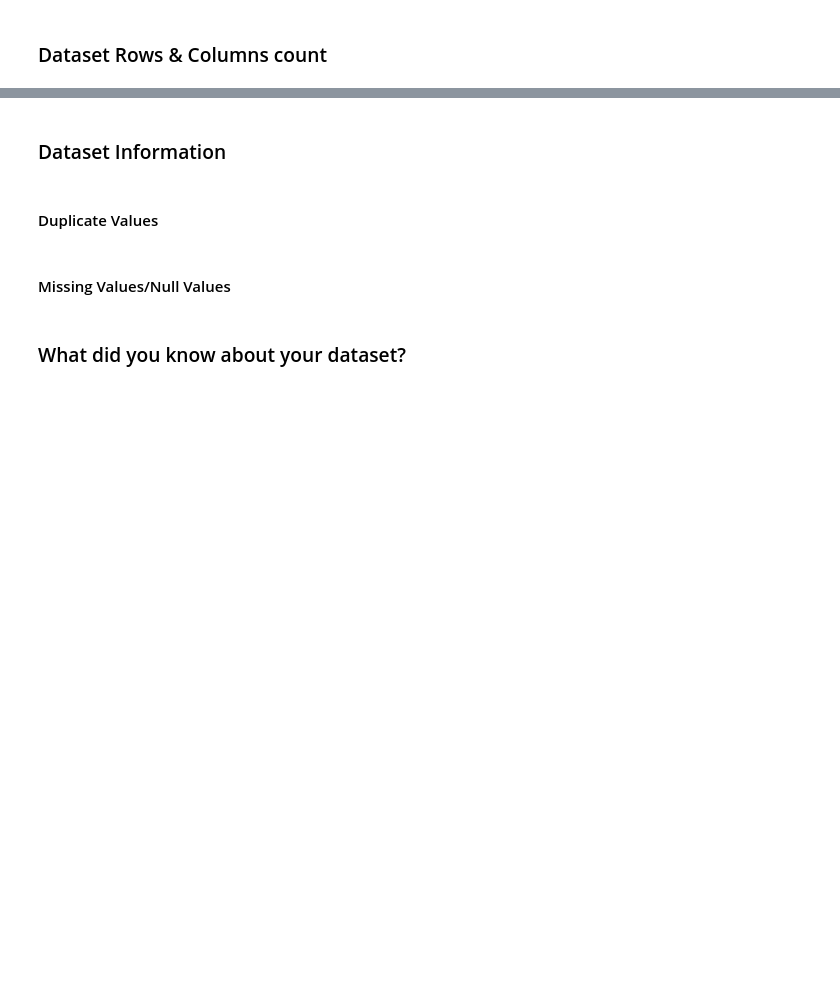
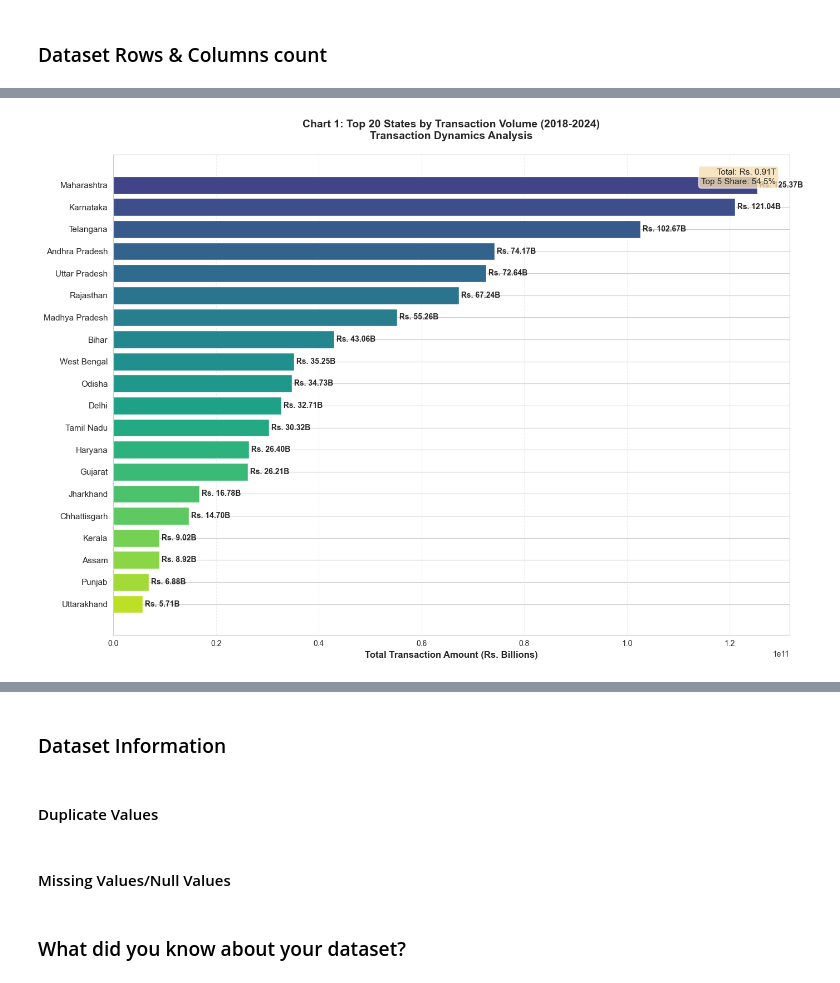
Before and after one commit to Github-Emmi/PhonePe, a Jupyter notebook: EDA_Submission_Template.ipynb, the cells around one changed output, grey strips where cells are left out. Cells and saved outputs as stored; diff of their text form; code cells hidden in the pictures; blank space fills up the shorter version.

```diff
--- a/EDA_Submission_Template.ipynb
+++ b/EDA_Submission_Template.ipynb
@@ -462,0 +1856,69 @@ print("=" * 80)
+# %%
+
+# ============================================================================
+# PHASE 2: UNIVARIATE ANALYSIS - CHART 1
+# Top 20 States by Total Transaction Volume
+# ============================================================================
+# Data Source: Q1.1_Quarterly_Growth (Transaction Dynamics)
+# Chart Type: Horizontal Bar Chart
+
+print("\n" + "=" * 100)
+print("UNIVARIATE CHART 1: Top States by Transaction Volume Distribution")
+print("=" * 100)
+
+try:
+    # Load and prepare data
+    df_txn = datasets['Q1.1_Quarterly_Growth'].copy()
+
+    # Display structure
+    print(f"\nData Shape: {df_txn.shape}")
+    print(f"Columns: {df_txn.columns.tolist()}")
+    print(f"Sample data:\n{df_txn.head()}")
+
+    # Identify state and amount columns (flexible naming)
+    state_cols = [col for col in df_txn.columns if 'state' in col.lower() or 'region' in col.lower()]
+    amount_cols = [col for col in df_txn.columns if 'amount' in col.lower() or 'value' in col.lower() or 'volume' in col.lower()]
+
+    if state_cols and amount_cols:
+        state_col = state_cols[0]
+        amount_col = amount_cols[0]
+
+        # Aggregate by state
+        state_volume = df_txn.groupby(state_col)[amount_col].sum().sort_values(ascending=False).head(20)
+
+        # Create figure
+        fig, ax = plt.subplots(figsize=(14, 10))
+
+        # Horizontal bar chart
+        colors = plt.cm.viridis(np.linspace(0.2, 0.9, len(state_volume)))
+        bars = ax.barh(range(len(state_volume)), state_volume.values, color=colors)
+        ax.set_yticks(range(len(state_volume)))
+        ax.set_yticklabels(state_volume.index, fontsize=11)
+        ax.invert_yaxis()
+
+        # Value labels
+        for i, value in enumerate(state_volume.values):
+            ax.text(value, i, f' Rs. {value/1e9:.2f}B', va='center', fontsize=10, fontweight='bold')
+
+        # Formatting
+        ax.set_xlabel('Total Transaction Amount (Rs. Billions)', fontsize=12, fontweight='bold')
+        ax.set_title('Chart 1: Top 20 States by Transaction Volume (2018-2024)\nTransaction Dynamics Analysis',
+                    fontsize=14, fontweight='bold', pad=20)
+        ax.grid(axis='x', alpha=0.3, linestyle='--')
+
+        # Summary stats
+        total_vol = state_volume.sum()
+        top5_pct = (state_volume.head(5).sum() / total_vol * 100)
+        textstr = f'Total: Rs. {total_vol/1e12:.2f}T\nTop 5 Share: {top5_pct:.1f}%'
+        ax.text(0.98, 0.97, textstr, transform=ax.transAxes, fontsize=11, verticalalignment='top',
+                horizontalalignment='right', bbox=dict(boxstyle='round', facecolor='wheat', alpha=0.8))
+
+        plt.tight_layout()
+        plt.savefig(os.path.join(base_path, 'phase4_results/Chart_01_Transaction_Volume.png'), dpi=300, bbox_inches='tight')
+        plt.show()
+
+        print("\n✓ Chart 1 created successfully")
+
+except Exception as e:
+    print(f"Note: {str(e)}")
+# %% [output]
@@ -462,0 +1942 @@ print("=" * 80)
+[figure, added]
```
Also changed, not shown: parts of 75 cells of this notebook, 19 other files.
